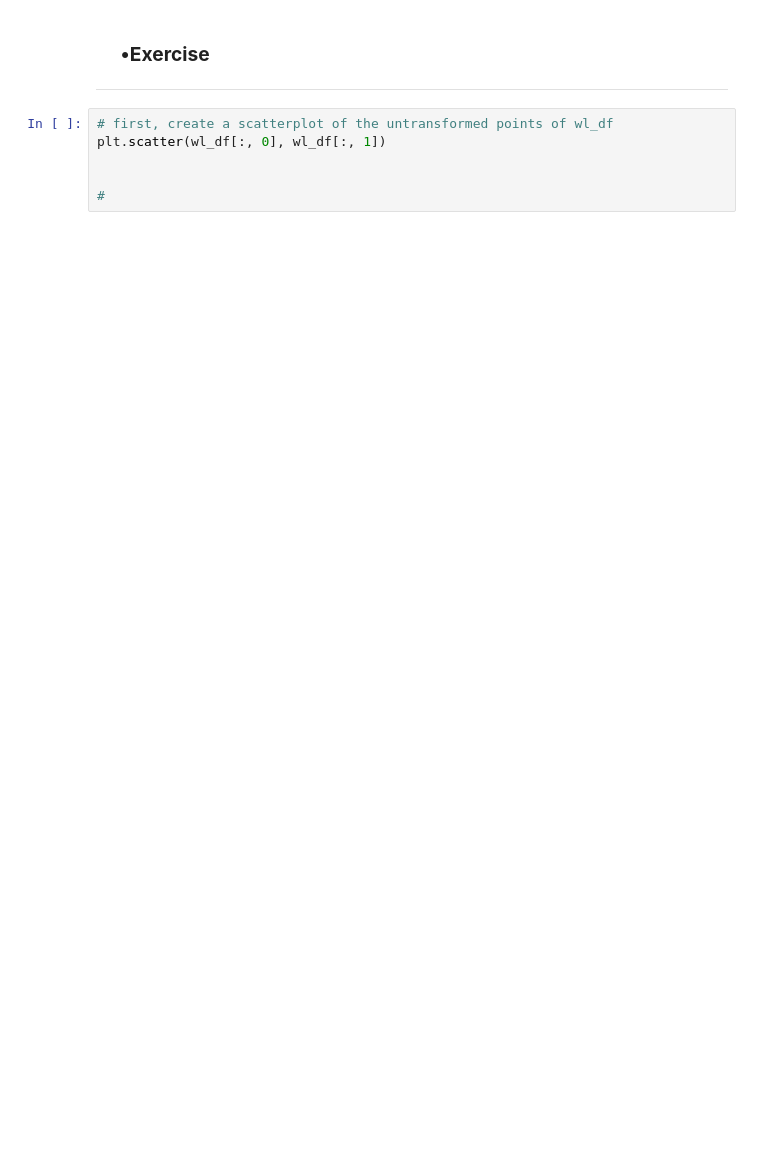
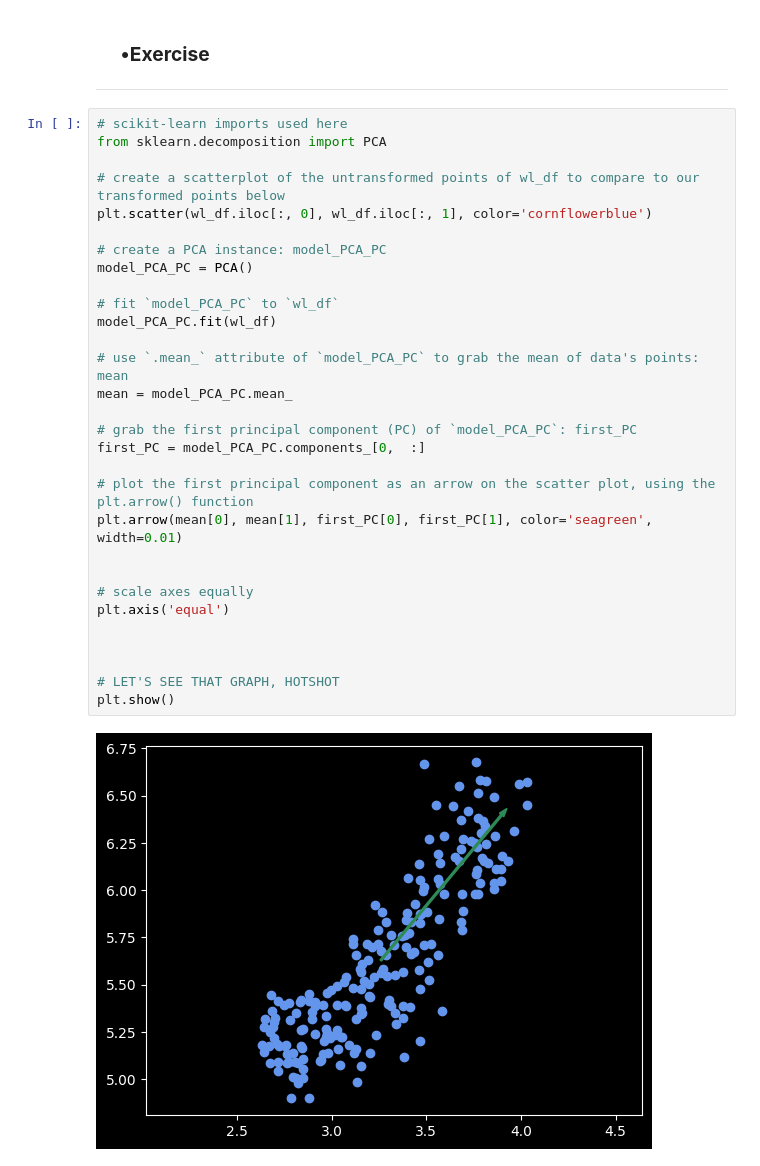
Before and after one commit to wanderduck/Python_DataScience_Examples, a Jupyter notebook: notebooks/scikit-learn_unsupervisedLearning.ipynb, the cells around one changed output. Cells and saved outputs as stored; diff of their text form; blank space fills up the shorter version.

```diff
--- a/notebooks/scikit-learn_unsupervisedLearning.ipynb
+++ b/notebooks/scikit-learn_unsupervisedLearning.ipynb
@@ -1061,8 +1081,34 @@ It's `Plot 1` and `Plot 3`....so, maybe you won't be single forever &#128571;
 
 ---
 # %%
-# first, create a scatterplot of the untransformed points of wl_df
-plt.scatter(wl_df[:, 0], wl_df[:, 1])
+# scikit-learn imports used here
+from sklearn.decomposition import PCA
+
+# create a scatterplot of the untransformed points of wl_df to compare to our transformed points below
+plt.scatter(wl_df.iloc[:, 0], wl_df.iloc[:, 1], color='cornflowerblue')
+
+# create a PCA instance: model_PCA_PC
+model_PCA_PC = PCA()
+
+# fit `model_PCA_PC` to `wl_df`
+model_PCA_PC.fit(wl_df)
+
+# use `.mean_` attribute of `model_PCA_PC` to grab the mean of data's points: mean
+mean = model_PCA_PC.mean_
+
+# grab the first principal component (PC) of `model_PCA_PC`: first_PC
+first_PC = model_PCA_PC.components_[0,  :]
+
+# plot the first principal component as an arrow on the scatter plot, using the plt.arrow() function
+plt.arrow(mean[0], mean[1], first_PC[0], first_PC[1], color='seagreen', width=0.01)
 
 
-#
+# scale axes equally
+plt.axis('equal')
+
+
+
+# LET'S SEE THAT GRAPH, HOTSHOT
+plt.show()
+# %% [output]
+[figure, added]
```
Also changed, not shown: parts of 50 cells of this notebook, 4 other files.
